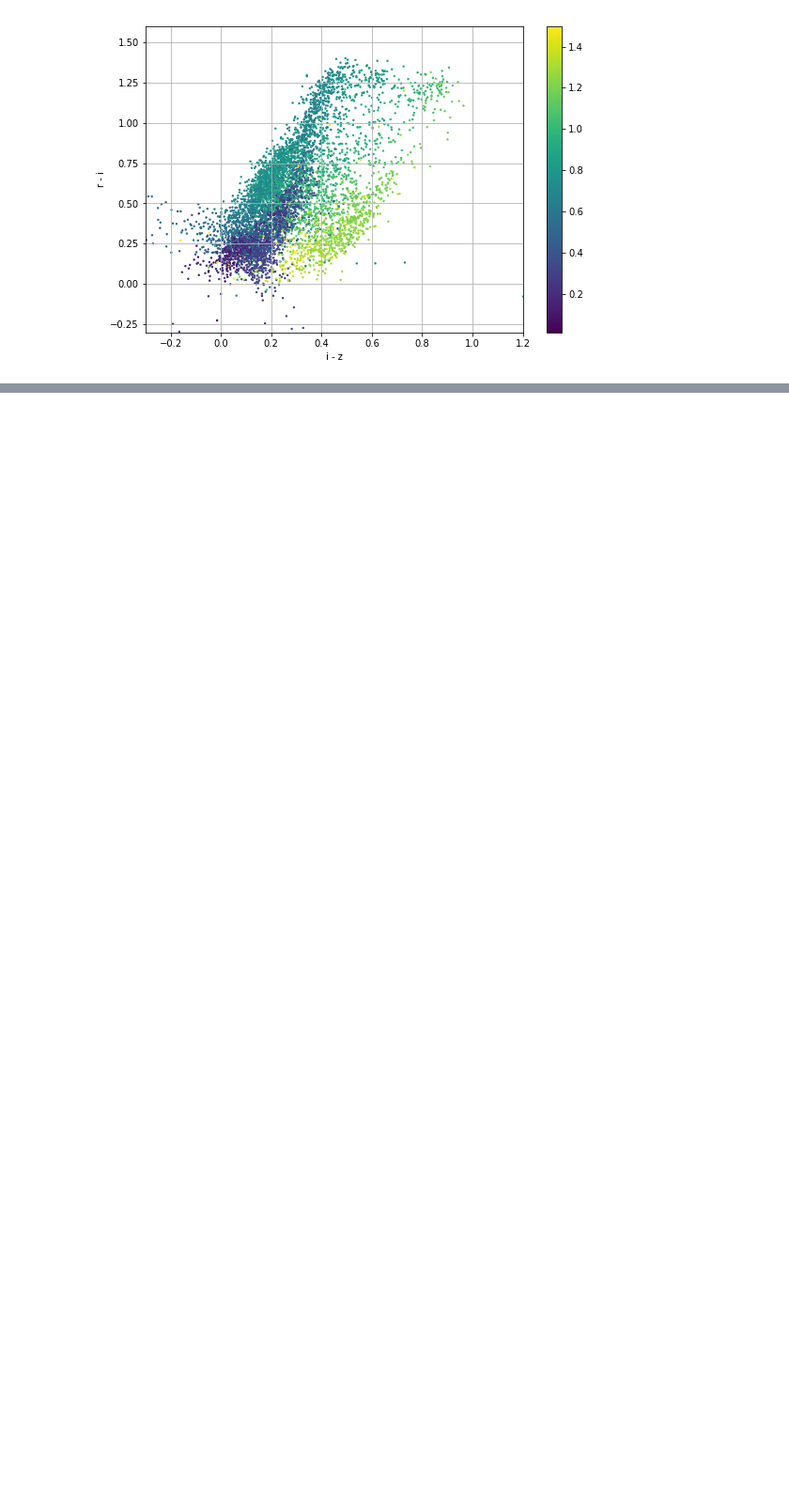
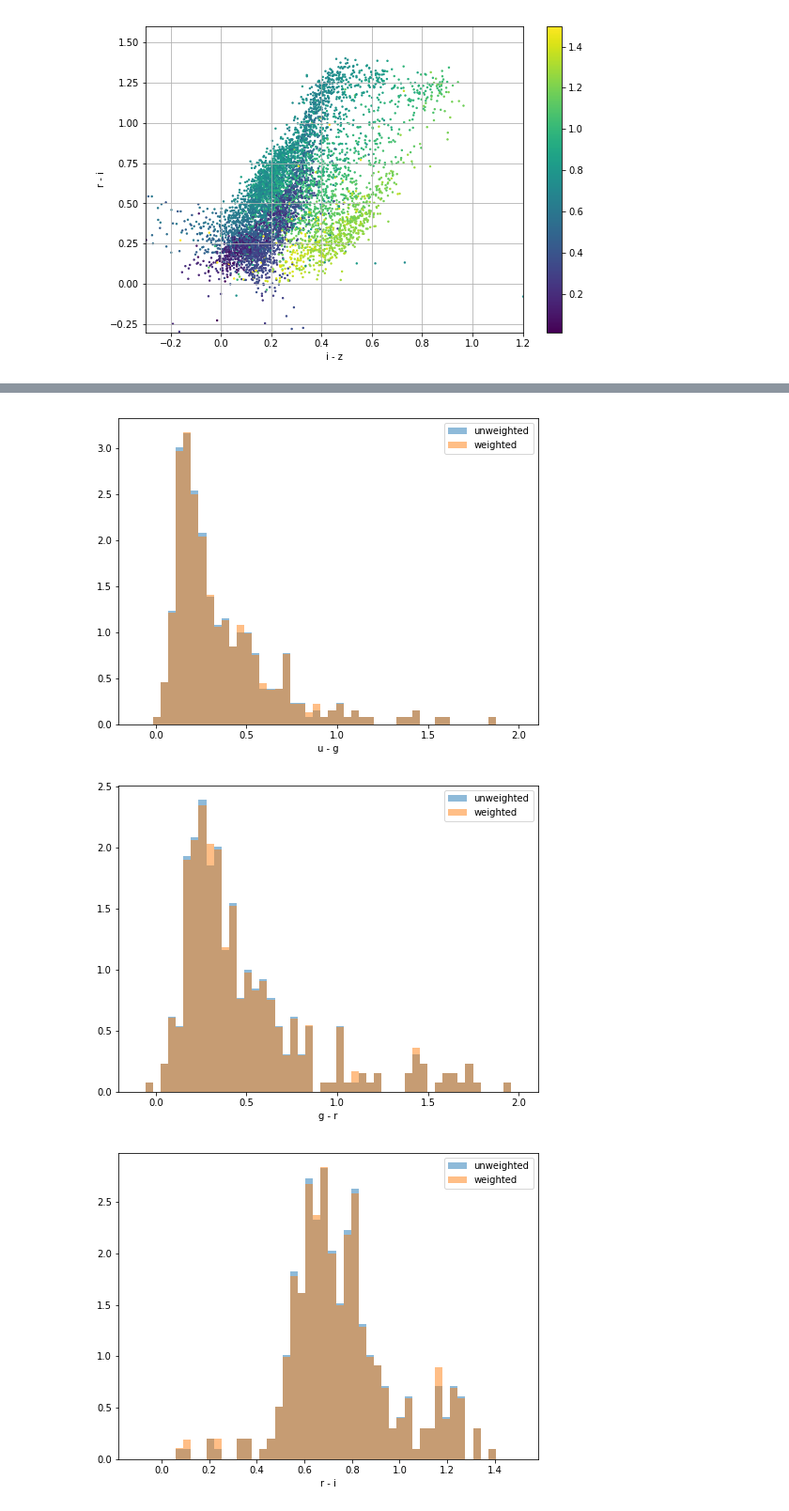
Before and after one commit to rongpu/descqa-color-test, a Jupyter notebook: notebooks/DEEP2_analysis-weights.ipynb, the cells around one changed output, grey strips where cells are left out. Shown at 94% size. Cells and saved outputs as stored; diff of their text form; code cells hidden in the pictures; blank space fills up the shorter version.

Commit message:
add weighted color distributions

```diff
--- a/notebooks/DEEP2_analysis-weights.ipynb
+++ b/notebooks/DEEP2_analysis-weights.ipynb
@@ -191,0 +195,37 @@ plt.grid()
+# %%
+zmin = 0.85
+zmax = 0.95
+mask = (cat['zhelio']>zmin) & (cat['zhelio']<zmax)
+mask &= (rmag<24.0)
+
+plt.figure(figsize=(8, 6), facecolor='w')
+plt.hist((umag-gmag)[mask], bins=50, range=(-0.1, 2), alpha=0.5, label='unweighted', normed=True)
+plt.hist((umag-gmag)[mask], weights=1/cat['p_onmask'][mask], bins=50, range=(-0.1, 2), alpha=0.5, label='weighted', normed=True)
+plt.xlabel('u - g')
+plt.legend()
+plt.show()
+
+plt.figure(figsize=(8, 6), facecolor='w')
+plt.hist((gmag-rmag)[mask], bins=50, range=(-0.1, 2), alpha=0.5, label='unweighted', normed=True)
+plt.hist((gmag-rmag)[mask], weights=1/cat['p_onmask'][mask], bins=50, range=(-0.1, 2), alpha=0.5, label='weighted', normed=True)
+plt.xlabel('g - r')
+plt.legend()
+plt.show()
+
+plt.figure(figsize=(8, 6), facecolor='w')
+plt.hist((rmag-imag)[mask], bins=50, range=(-0.1, 1.5), alpha=0.5, label='unweighted', normed=True)
+plt.hist((rmag-imag)[mask], weights=1/cat['p_onmask'][mask], bins=50, range=(-0.1, 1.5), alpha=0.5, label='weighted', normed=True)
+plt.xlabel('r - i')
+plt.legend()
+plt.show()
+
+plt.figure(figsize=(8, 6), facecolor='w')
+plt.hist((imag-zmag)[mask], bins=50, range=(-0.1, 1.), alpha=0.5, label='unweighted', normed=True)
+plt.hist((imag-zmag)[mask], weights=1/cat['p_onmask'][mask], bins=50, range=(-0.1, 1.), alpha=0.5, label='weighted', normed=True)
+plt.xlabel('i - z')
+plt.legend()
+plt.show()
+# %% [output]
+[figure, added]
+[figure, added]
+[figure, added]
```
Also changed, not shown: parts of 6 cells of this notebook, 2 other files.
